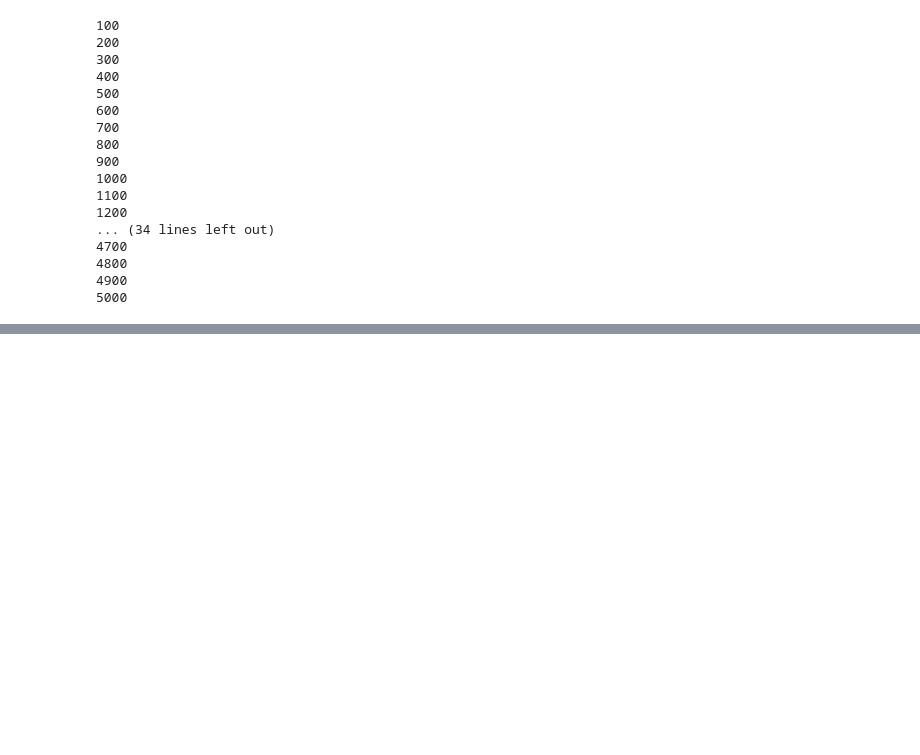
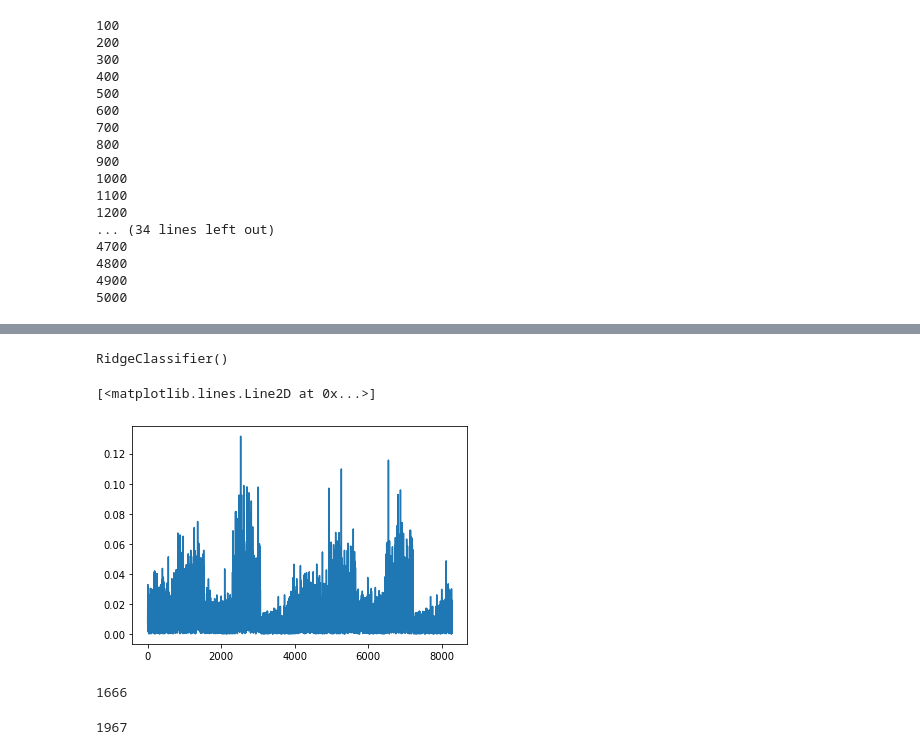
Before and after one commit to hwarzechaCS/Personal-Projects, a Jupyter notebook: ebay_ner_sequence_classifier.ipynb, the cells around one changed output, grey strips where cells are left out. Drawn from its saved outputs; the diff is of its cells as text; code cells hidden in the pictures; blank space fills up the shorter version.

```diff
--- a/ebay_ner_sequence_classifier.ipynb
+++ b/ebay_ner_sequence_classifier.ipynb
@@ -358,0 +306,2 @@ train_next_bert = np.hstack((t, t2, train_next_bert[:,-1].reshape(len(train_next
+# %%
+bert_data = np.load("bert_next.npy")
@@ -358,0 +312,3 @@ train_next_bert = np.hstack((t, t2, train_next_bert[:,-1].reshape(len(train_next
+# %%
+s = StandardScaler()
+bert_data = np.hstack((s.fit_transform(bert_data[:,:-1]), bert_data[:,-1:]))
@@ -358,0 +323,7 @@ train_next_bert = np.hstack((t, t2, train_next_bert[:,-1].reshape(len(train_next
+# %%
+from sklearn.linear_model import RidgeClassifier
+reg = RidgeClassifier()
+# %%
+reg.fit(bert_data[:,:-1], bert_data[:,-1])
+# %% [output]
+RidgeClassifier()
@@ -358,0 +334,9 @@ train_next_bert = np.hstack((t, t2, train_next_bert[:,-1].reshape(len(train_next
+# %%
+plt.plot(np.arange(len(reg.coef_[0])), np.abs(reg.coef_).mean(axis=0))
+# %% [output]
+[<matplotlib.lines.Line2D at 0x...>]
+[figure, added]
+# %%
+len(np.where(np.abs(reg.coef_).mean(axis=0) > 0.02)[0])
+# %% [output]
+1666
@@ -358,0 +348,4 @@ train_next_bert = np.hstack((t, t2, train_next_bert[:,-1].reshape(len(train_next
+# %%
+len(bert_data[0])
+# %% [output]
+1967
```
Also changed, not shown: parts of 77 cells of this notebook, 3 other files.
